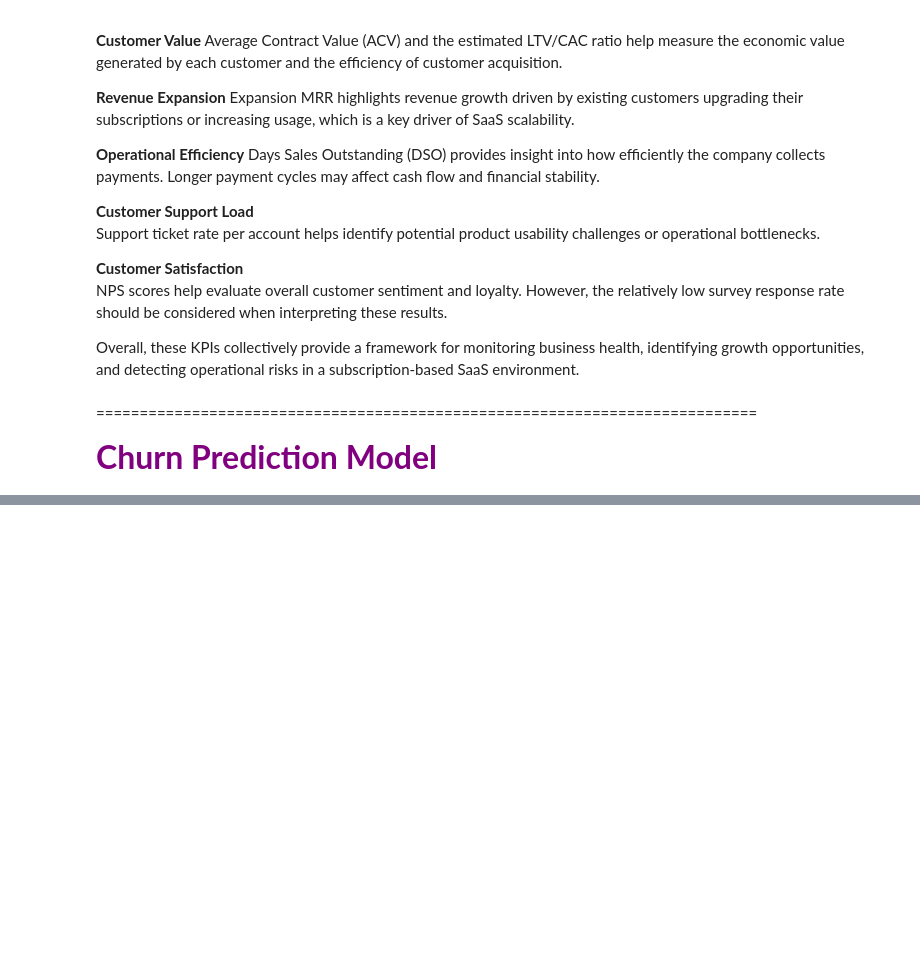
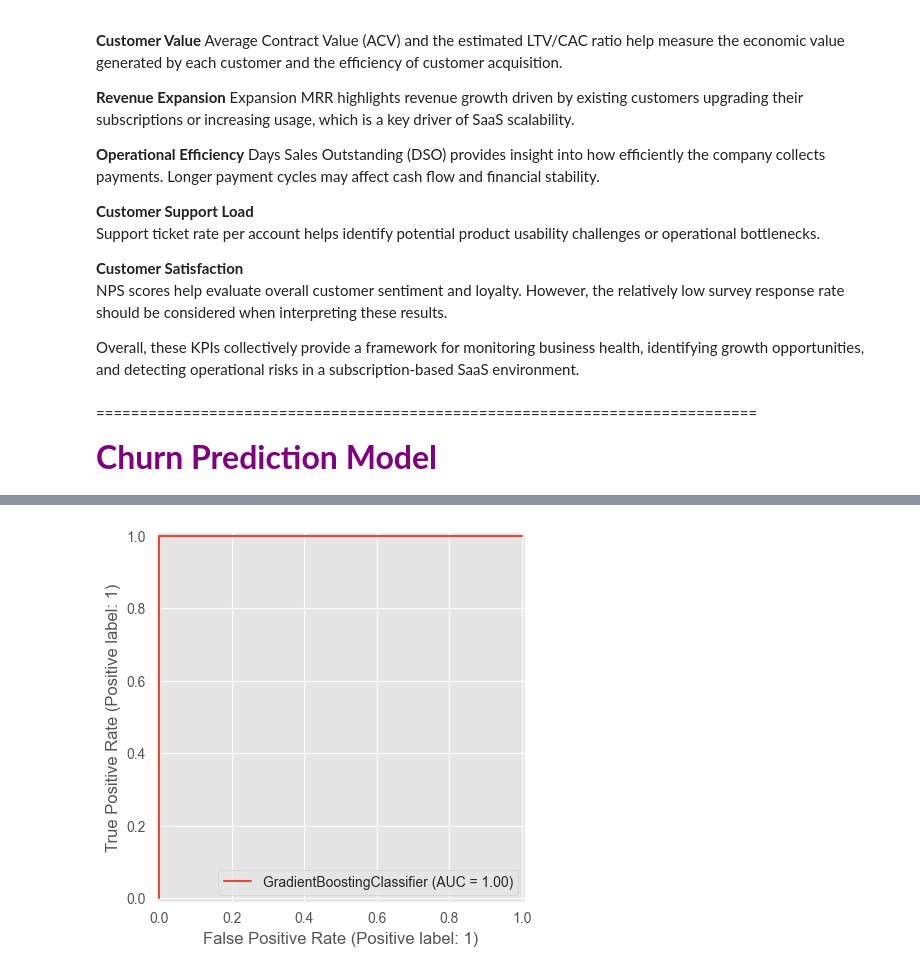
Before and after one commit to STofighi71/SaaS-Revenue-Churn-Analysis, a Jupyter notebook: Notebooks/Analysis.ipynb, the cells around one changed output, grey strips where cells are left out. Saved outputs shown, nothing was run; the diff lists cells and outputs as text; code cells hidden in the pictures; blank space fills up the shorter version.

```diff
--- a/Notebooks/Analysis.ipynb
+++ b/Notebooks/Analysis.ipynb
@@ -1174,0 +1252,8 @@ X_train,X_test,y_train,y_test = train_test_split(
+# %%
+features["renewal_date"] = pd.to_datetime(features["renewal_date"])
+features["contract_start"] = pd.to_datetime(features["contract_start"])
+
+features["account_age_days"] = (
+    features["renewal_date"] -
+    features["contract_start"]
+).dt.days
@@ -1174,0 +1289,6 @@ X_train,X_test,y_train,y_test = train_test_split(
+# %%
+from sklearn.model_selection import train_test_split
+
+X_train,X_test,y_train,y_test = train_test_split(
+    X,y,test_size=0.2,random_state=42
+)
@@ -1174,0 +1299,9 @@ X_train,X_test,y_train,y_test = train_test_split(
+# %%
+from sklearn.linear_model import LogisticRegression
+
+log_model = LogisticRegression(max_iter=1000)
+
+log_model.fit(X_train,y_train)
+
+log_probs = log_model.predict_proba(X_test)[:,1]
+log_preds = log_model.predict(X_test)
@@ -1174,0 +1312,9 @@ X_train,X_test,y_train,y_test = train_test_split(
+# %%
+from sklearn.ensemble import GradientBoostingClassifier
+
+gb_model = GradientBoostingClassifier()
+
+gb_model.fit(X_train,y_train)
+
+gb_probs = gb_model.predict_proba(X_test)[:,1]
+gb_preds = gb_model.predict(X_test)
@@ -1174,0 +1357,8 @@ X_train,X_test,y_train,y_test = train_test_split(
+# %%
+# ROC Curve for Gradient Boosting model
+from sklearn.metrics import RocCurveDisplay
+
+RocCurveDisplay.from_estimator(gb_model, X_test, y_test)
+plt.show()
+# %% [output]
+[figure, added]
```
Also changed, not shown: parts of 38 cells of this notebook, 1 other file.
